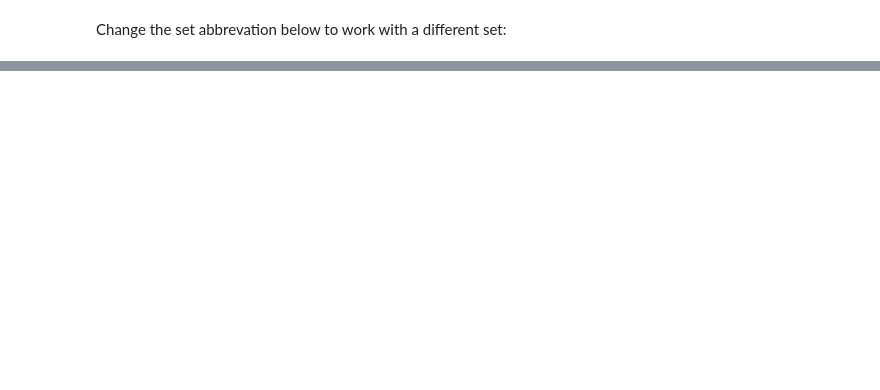
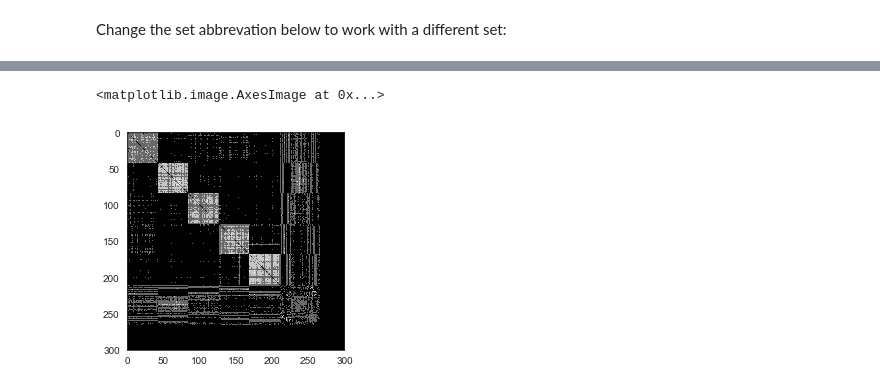
Before and after one commit to khakhalin/MTG, a Jupyter notebook: basic_analysis.ipynb, the cells around one changed output, grey strips where cells are left out. Drawn from its saved outputs; the diff is of its cells as text; code cells hidden in the pictures; blank space fills up the shorter version.

Commit message:
basic analysis: now with MDS and visuals

```diff
--- a/basic_analysis.ipynb
+++ b/basic_analysis.ipynb
@@ -73,7 +83,6 @@ def getCardColor(card):
     else:
         return 0
 # %%
-thisSet = {getName(card) : card for card in thisSet} # a dict with names as indices for cards, for all cards in set
-
-dict((k.lower(), v) for k, v in thisSet.items()) # Lowercase the keys
-cardlist = list(thisSet.keys())
+thisSet = {getName(card) : card for card in jsonSubset} # dict with names as indices for cards, for all cards in set
+dict((k.lower(), v) for k, v in thisSet.items())        # Lowercase the keys
+cardlist = list(thisSet.keys())                         # List of card names (strings)
@@ -82,7 +91,7 @@ Change the data file below to work with the draftsim data you want
 # %%
 dataFileName = {
-    'XLN': '05-31-18 Rows 500000-600000.csv',
-    'DOM': '2018-04-16 Dominiaria initial data-2.csv',
+    'XLN': '../2018-02-23 Two days data XLN.csv',
+    'DOM': '../2018-04-16 Dominiaria initial data-2.csv',
     'M19': '../2018-08-23 m19 drafts round 2.csv',
     'GRN': '../2018-10-05 GRN Draft Data 1.csv',
 }
@@ -110,0 +113,10 @@ cardpicks = {card : [] for card in cardlist} # Pick order
+# %%
+# Prepare for the main loop:
+# Initialize all vars to collect data
+# We use basic arrays rather than numpy as they are ~10% faster
+
+cardpicks = {cardName : [] for cardName in cardlist} # Pick order
+nCards = len(cardlist)
+pairs = [[0 for i in range(nCards)] for j in range(nCards)]  # Cards that were drafted together
+freq = [0]*nCards
+guild = [[0 for i in range(5)] for j in range(5)]
@@ -131,0 +164,15 @@ for card in cardpicks:
+# %%
+nDrafts = draftCount
+prob = pairs*1           # Make a copy, and also make symmetric
+
+for i in range(nCards):
+    for j in range(i+1):
+        if freq[i]*freq[j]>0:
+            prob[i,j] = prob[i,j]/(freq[i]*freq[j])*nDrafts
+            prob[j,i] = prob[i,j]
+
+dist = (1-0.99*prob/prob.max())
+plt.imshow(dist, cmap="Greys")
+# %% [output]
+<matplotlib.image.AxesImage at 0x...>
+[figure, added]
```
Also changed, not shown: parts of 27 cells of this notebook, 1 other file.
